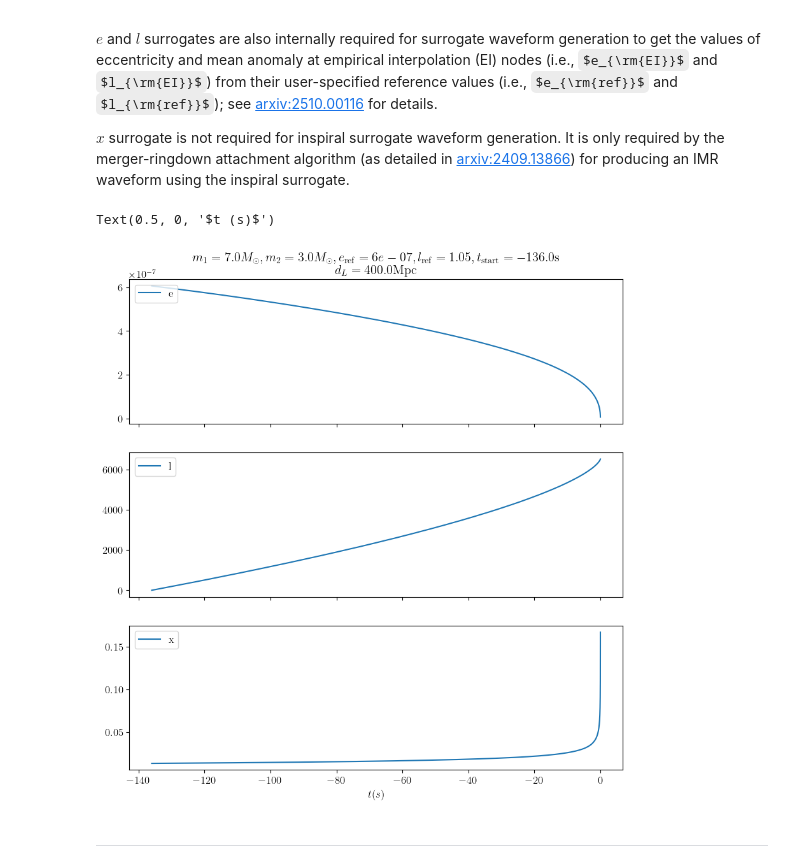
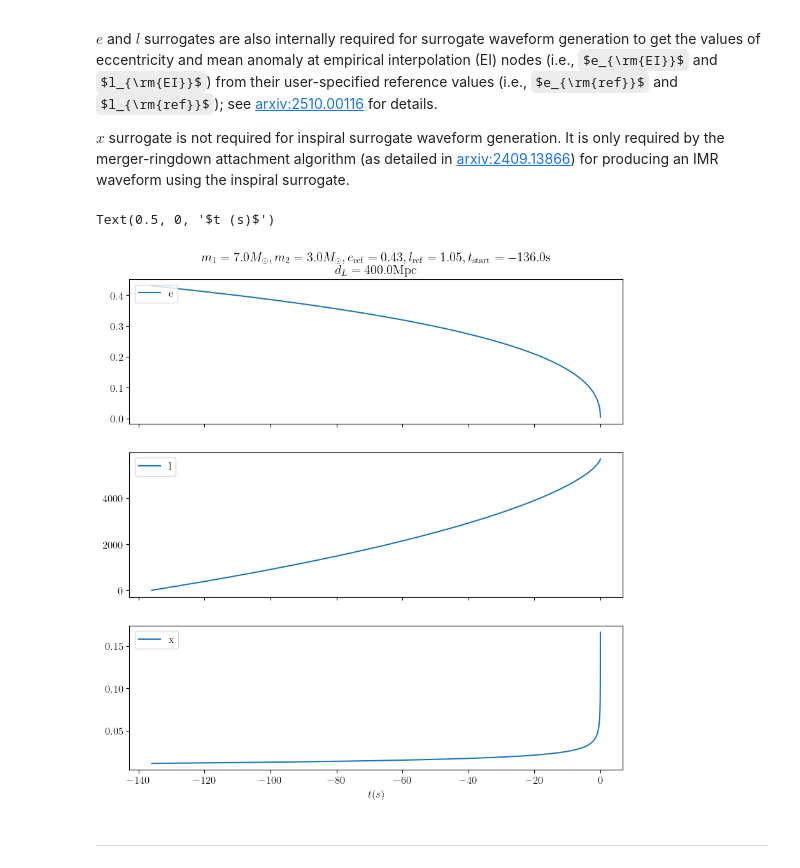
Before and after one commit to Akash-Maurya-0899/esigmapy, a Jupyter notebook: notebooks/EsigmaSur_generation.ipynb, the cells around one changed output. Saved outputs shown, nothing was run; the diff lists cells and outputs as text; code cells hidden in the pictures; some formulas as TeX source.

```diff
--- a/notebooks/EsigmaSur_generation.ipynb
+++ b/notebooks/EsigmaSur_generation.ipynb
@@ -141,28 +142,27 @@ $e$ and $l$ surrogates are also internally required for surrogate waveform gener
 $x$ surrogate is not required for inspiral surrogate waveform generation. It is only required by the merger-ringdown attachment algorithm (as detailed in [arxiv:2409.13866](https://arxiv.org/abs/2409.13866)) for producing an IMR waveform using the inspiral surrogate.
 # %%
 orb_params_list = ["e", "l", "x"]
-reference_eccentricity = 6.e-7
 orb_vars, hp, hc = esigmasur.get_inspiral_esigmasur_waveform(
                                                     mass1=m1,
                                                     mass2=m2,
                                                     reference_eccentricity=reference_eccentricity,
                                                     reference_mean_anomaly=reference_mean_anomaly,
                                                     delta_t=delta_t,
                                                     t_start=t_start,
                                                     distance=distance,
                                                     inclination=inclination,
                                                     return_orbital_params=orb_params_list)
 
 fig, axs = plt.subplots(len(orb_params_list), sharex=True, figsize=(10, 10))
 axs[0].set_title(fr"""$m_1={m1} M_\odot, m_2={m2} M_\odot, e_{{\rm{{ref}}}}={reference_eccentricity}, l_{{\rm{{ref}}}}={reference_mean_anomaly:.2f}, t_{{\rm{{start}}}}={t_start}\rm{{s}}$
           $d_L={distance}\rm{{Mpc}}$""")
 for i, orb_params_name in enumerate(orb_params_list):
     axs[i].plot(orb_vars[orb_params_name].sample_times.data, orb_vars[orb_params_name].data, label=rf"{orb_params_name}")
     axs[i].legend(loc=2)
 plt.xlabel(r"$t (s)$")
 # %% [output]
 Text(0.5, 0, '$t (s)$')
-[figure, old version]
+[figure, new version]
 # %% [markdown]
 ---
 # %% [markdown]
```
Also changed, not shown: parts of 16 cells of this notebook.
